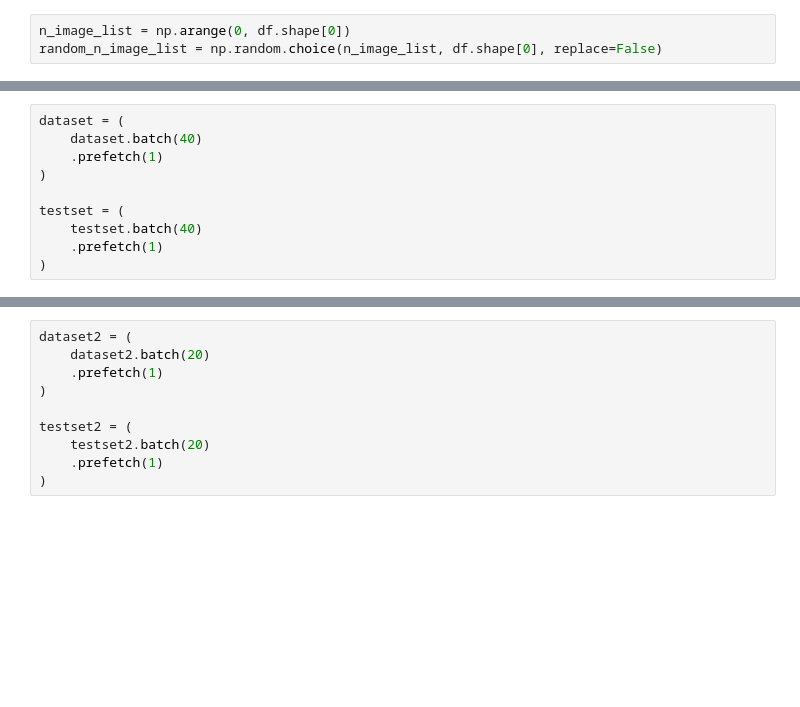
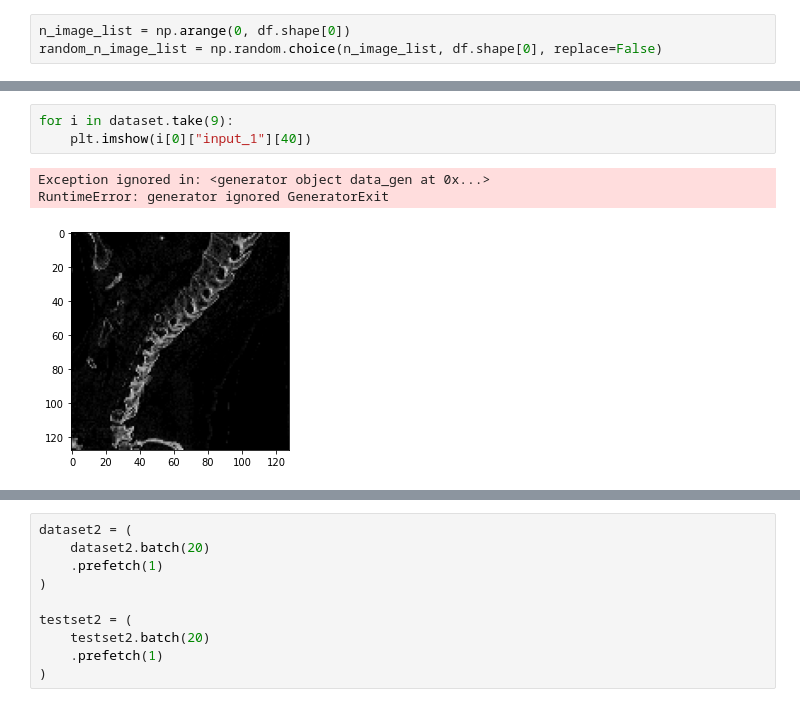
Before and after one commit to SiavashShirzad/RSNA-2022-Cervical-Spine-Fracture-Detection, a Jupyter notebook: rsna-cervical-fracture-training.ipynb, the cells around one changed output, grey strips where cells are left out. Cells and saved outputs as stored; diff of their text form; blank space fills up the shorter version.

```diff
--- a/rsna-cervical-fracture-training.ipynb
+++ b/rsna-cervical-fracture-training.ipynb
@@ -136,10 +176,0 @@ To enable them in other operations, rebuild TensorFlow with the appropriate comp
-# %%
-dataset = (
-    dataset.batch(40)
-    .prefetch(1)
-)
-
-testset = (
-    testset.batch(40)
-    .prefetch(1)
-)
@@ -241,0 +475,7 @@ history = model.fit(dataset, validation_data = testset, epochs=2)
+# %%
+for i in dataset.take(9):
+    plt.imshow(i[0]["input_1"][40])
+# %% [output]
+Exception ignored in: <generator object data_gen at 0x...>
+RuntimeError: generator ignored GeneratorExit
+[figure, added]
```
Also changed, not shown: parts of 32 cells of this notebook.
